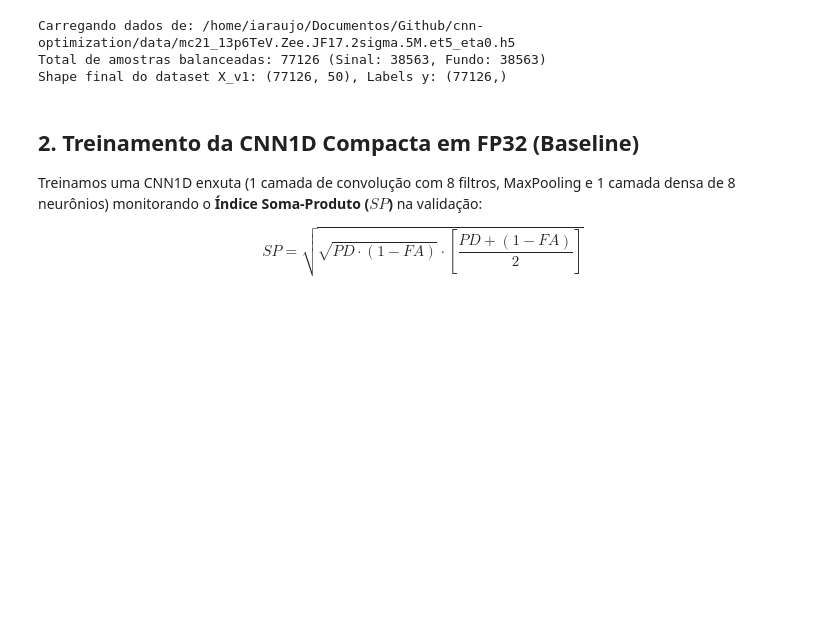
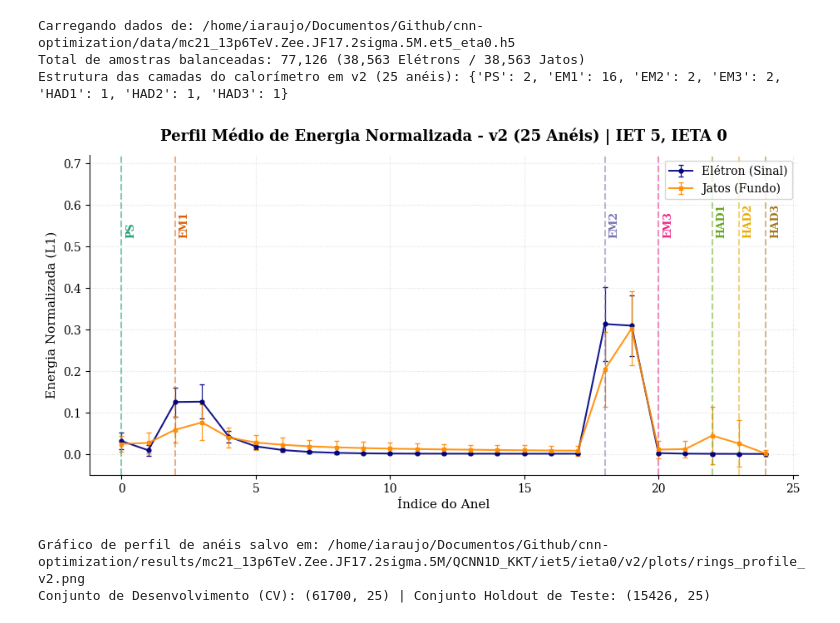
Before and after one commit to Felipe-Freire/cnn-optimization, a Jupyter notebook: notebooks/01_quantized_cnn1d_optimization.ipynb, the cells around one changed output. Cells and saved outputs as stored; diff of their text form; code cells hidden in the pictures; blank space fills up the shorter version.

Commit message:
feat(notebooks): execute v2 25-ring QKeras KKT pipeline and Jubiaba visual post-processing

```diff
--- a/notebooks/01_quantized_cnn1d_optimization.ipynb
+++ b/notebooks/01_quantized_cnn1d_optimization.ipynb
@@ -63,48 +137,55 @@ E fatiamos para a resolução reduzida $v_1$ (50 anéis).
 # %%
-# Parâmetros da Região do Detector
-iet = 5
-ieta = 0
-data_path = os.path.join(repo_root, 'data', f'mc21_13p6TeV.Zee.JF17.2sigma.5M.et{iet}_eta{ieta}.h5')
-
+data_path = os.path.join(repo_root, "data", f"{DATASET_PREFIX}.et{IET}_eta{IETA}.h5")
 if not os.path.exists(data_path):
-    raise FileNotFoundError(f"Arquivo de dados não encontrado em: {data_path}")
+    raise FileNotFoundError(f"Dataset não encontrado em: {data_path}")
 
 print(f"Carregando dados de: {data_path}")
-df_loaded = pd.read_hdf(data_path, key='data')
+df_loaded = pd.read_hdf(data_path, key="data")
 
-ring_columns = [col for col in df_loaded.columns if col.startswith('trig_L2_cl_ring_')]
-ring_columns = sorted(ring_columns, key=lambda x: int(x.split('_')[-1]))
+ring_columns = [col for col in df_loaded.columns if col.startswith("trig_L2_cl_ring_")]
+ring_columns = sorted(ring_columns, key=lambda x: int(x.split("_")[-1]))
 
-signal_df = df_loaded[df_loaded['target'] == 1][ring_columns]
-background_df = df_loaded[df_loaded['target'] == 0][ring_columns]
+signal_df = df_loaded[df_loaded["target"] == 1][ring_columns]
+background_df = df_loaded[df_loaded["target"] == 0][ring_columns]
 
 ns = min(len(signal_df), len(background_df))
-print(f"Total de amostras balanceadas: {ns*2} (Sinal: {ns}, Fundo: {ns})")
+print(f"Total de amostras balanceadas: {ns * 2:,} ({ns:,} Elétrons / {ns:,} Jatos)")
 
-# Normalização de energia
-sig_normed = norm1(signal_df.values[:ns])
-bkg_normed = norm1(background_df.values[:ns])
+# Fatiamento por versão (v0=100, v1=50, v2=25) seguido de normalização L1 na janela selecionada
+sig_sliced, estrutura_v = slice_rings_by_version(signal_df.values[:ns], VERSION)
+bkg_sliced, _ = slice_rings_by_version(background_df.values[:ns], VERSION)
 
-# Versão v1: 50 anéis (fator de redução = 2 nas camadas do calorímetro)
-ESTRUTURA_BASE = {"PS": 8, "EM1": 64, "EM2": 8, "EM3": 8, "HAD1": 4, "HAD2": 4, "HAD3": 4}
-fator_reducao = 2
-indices_v1 = []
-ponteiro = 0
-for camada, qtd in ESTRUTURA_BASE.items():
-    indices_v1.extend(range(ponteiro, ponteiro + qtd // fator_reducao))
-    ponteiro += qtd
+sig_normed = norm1(sig_sliced)
+bkg_normed = norm1(bkg_sliced)
 
-X_v1 = np.vstack([sig_normed[:, indices_v1], bkg_normed[:, indices_v1]]).astype(np.float32)
-y = np.vstack([np.ones((ns, 1)), np.zeros((ns, 1))]).ravel().astype(np.float32)
+print(f"Estrutura das camadas do calorímetro em v{VERSION} ({input_dim} anéis): {estrutura_v}")
 
-print(f"Shape final do dataset X_v1: {X_v1.shape}, Labels y: {y.shape}")
+# Visualização 1: Perfil Médio dos Anéis (Estilo codeTCC)
+profile_plot_path = exporter.get_plot_path(f"rings_profile_v{VERSION}.png")
+plot_rings_profile(
+    sig_normed=sig_normed,
+    bkg_normed=bkg_normed,
+    estrutura=estrutura_v,
+    version=VERSION,
+    iet=IET,
+    ieta=IETA,
+    save_path=profile_plot_path,
+    show=True,
+)
+print(f"Gráfico de perfil de anéis salvo em: {profile_plot_path}")
+
+# Montagem do Dataset Completo e Separação de Holdout de Teste (20%) + Desenvolvimento CV (80%)
+X_all = np.vstack([sig_normed, bkg_normed]).astype(np.float32)
+y_all = np.concatenate([np.ones(ns, dtype=np.float32), np.zeros(ns, dtype=np.float32)])
+
+X_dev, X_holdout, y_dev, y_holdout = train_test_split(
+    X_all, y_all, test_size=0.20, stratify=y_all, random_state=SEED
+)
+print(f"Conjunto de Desenvolvimento (CV): {X_dev.shape} | Conjunto Holdout de Teste: {X_holdout.shape}")
 # %% [output]
 Carregando dados de: /home/iaraujo/Documentos/Github/cnn-optimization/data/mc21_13p6TeV.Zee.JF17.2sigma.5M.et5_eta0.h5
-Total de amostras balanceadas: 77126 (Sinal: 38563, Fundo: 38563)
-Shape final do dataset X_v1: (77126, 50), Labels y: (77126,)
+Total de amostras balanceadas: 77,126 (38,563 Elétrons / 38,563 Jatos)
+Estrutura das camadas do calorímetro em v2 (25 anéis): {'PS': 2, 'EM1': 16, 'EM2': 2, 'EM3': 2, 'HAD1': 1, 'HAD2': 1, 'HAD3': 1}
+[figure, added]
+Gráfico de perfil de anéis salvo em: /home/iaraujo/Documentos/Github/cnn-optimization/results/mc21_13p6TeV.Zee.JF17.2sigma.5M/QCNN1D_KKT/iet5/ieta0/v2/plots/rings_profile_v2.png
+Conjunto de Desenvolvimento (CV): (61700, 25) | Conjunto Holdout de Teste: (15426, 25)
-# %% [markdown]
-## 2. Treinamento da CNN1D Compacta em FP32 (Baseline)
-
-Treinamos uma CNN1D enxuta (1 camada de convolução com 8 filtros, MaxPooling e 1 camada densa de 8 neurônios) monitorando o **Índice Soma-Produto ($SP$)** na validação:
-
-$$SP = \sqrt{\sqrt{PD \cdot (1 - FA)} \cdot \left[ \frac{PD + (1 - FA)}{2} \right]}$$
```
Also changed, not shown: parts of 26 cells of this notebook, 19 other files.
